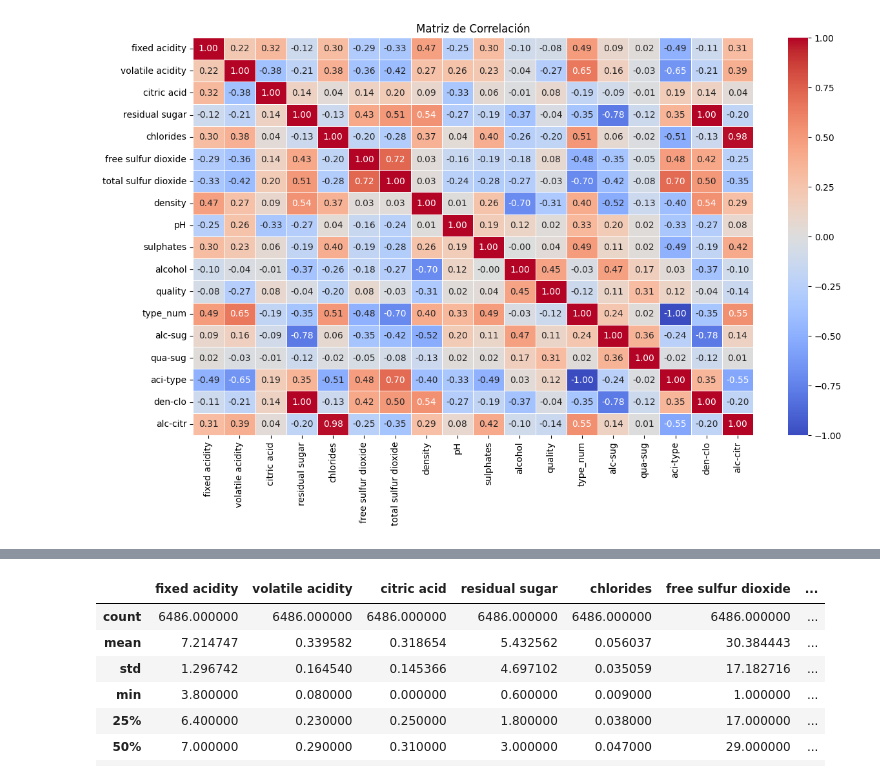
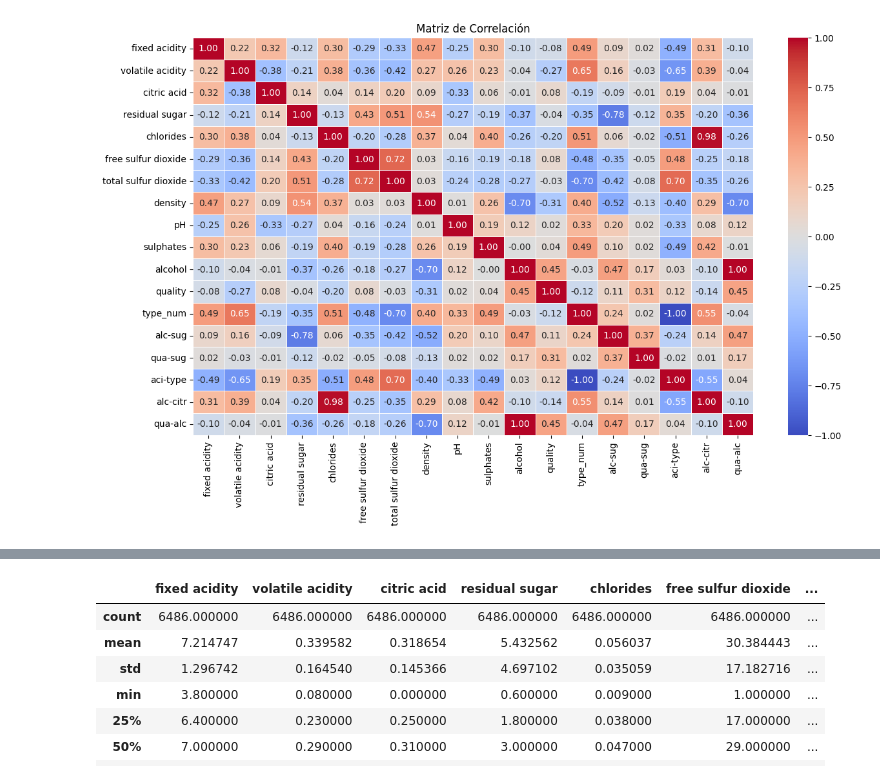
Before and after one commit to miguelrm81/Proyecto_ML-_Vinos, a Jupyter notebook: proyecto_vinos_calidad_ML/notebooks/pruebas/prueba3.ipynb, the cells around one changed output, grey strips where cells are left out. Saved outputs shown, nothing was run; the diff lists cells and outputs as text; code cells hidden in the pictures.

```diff
--- a/proyecto_vinos_calidad_ML/notebooks/pruebas/prueba3.ipynb
+++ b/proyecto_vinos_calidad_ML/notebooks/pruebas/prueba3.ipynb
@@ -17,4 +17,6 @@ from sklearn.neighbors import KNeighborsClassifier
 from sklearn.model_selection import train_test_split, GridSearchCV, RandomizedSearchCV
 # %%
 df = pd.read_csv('../../data/raw/wine-quality-white-and-red.csv')
+# %%
+df2 = pd.read_csv('../../data/processed.csv')
 # %%
@@ -74,5 +76,7 @@ med_chlo_aci= df.groupby('type_num')['volatile acidity'].mean()
 df['aci-type'] = df['type_num'].map(med_qua_sug)
 # %%
 df.drop(columns='type', inplace=True)
+# %%
+df2['qua-alc']= df2['aci-type']*df2['alcohol']
 # %%
 df['alc-citr'] = df['alcohol'] * df['chlorides']
@@ -79,7 +85,7 @@ df['alc-citr'] = df['alcohol'] * df['chlorides']
 # %%
 plt.figure(figsize=(14, 8))
-sns.heatmap(df.corr(), annot=True, cmap='coolwarm', fmt=".2f", linewidths=.5)
+sns.heatmap(df2.corr(), annot=True, cmap='coolwarm', fmt=".2f", linewidths=.5)
 plt.title('Matriz de Correlación')
 plt.show()
 # %% [output]
-[figure, old version]
+[figure, new version]
```
Also changed, not shown: parts of 11 cells of this notebook, 12 other files.
